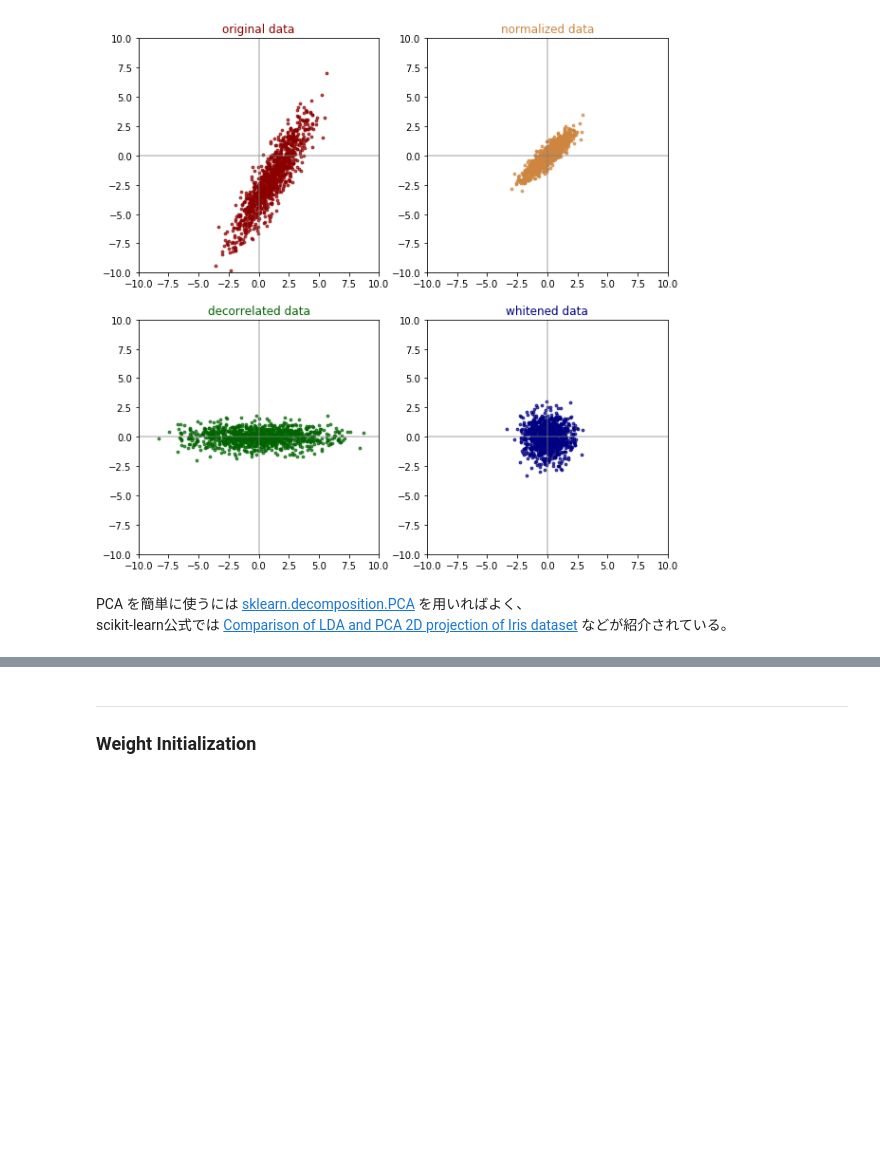
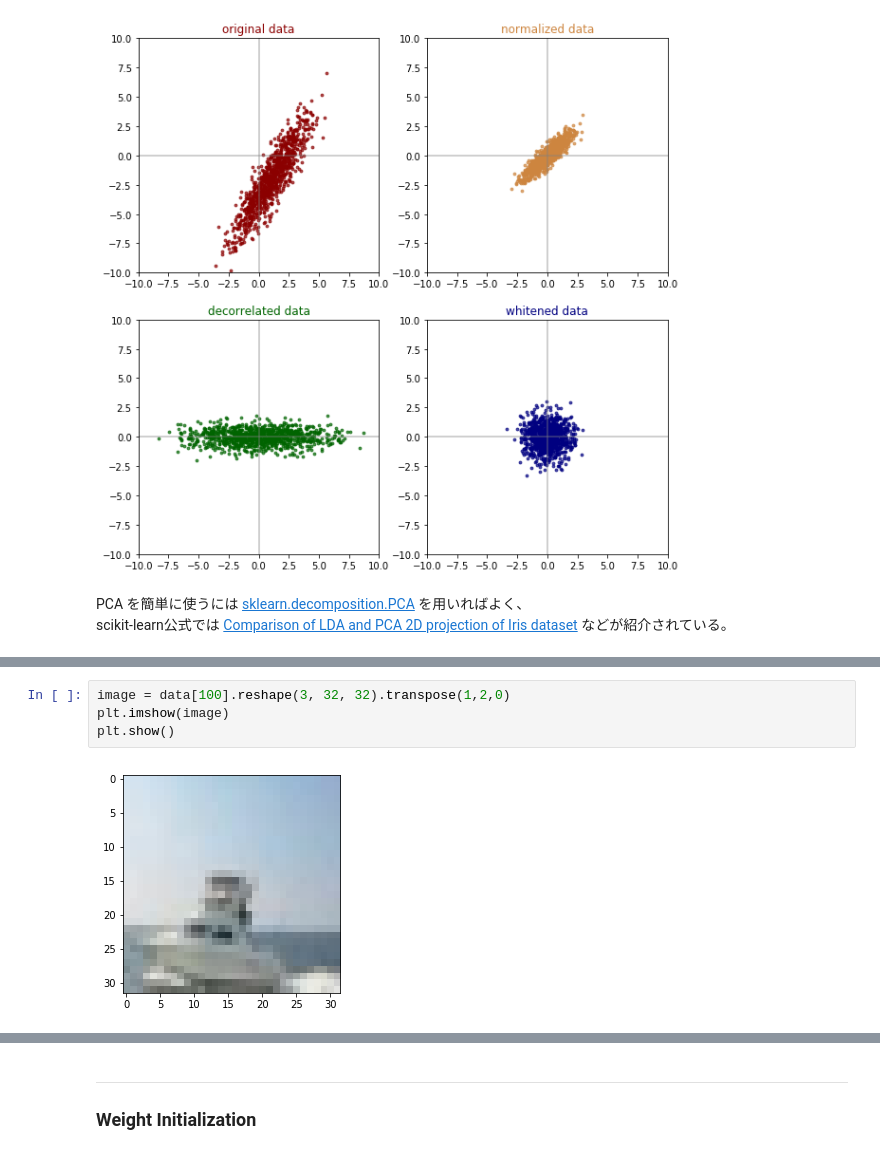
Before and after one commit to YouheiKomakine/pytorch-code-examples, a Jupyter notebook: Syoukai_DeepLearning_4.ipynb, the cells around one changed output, grey strips where cells are left out. Drawn from its saved outputs; the diff is of its cells as text; blank space fills up the shorter version.

```diff
--- a/Syoukai_DeepLearning_4.ipynb
+++ b/Syoukai_DeepLearning_4.ipynb
@@ -492,0 +659,6 @@ scikit-learn公式では [Comparison of LDA and PCA 2D projection of Iris datase
+# %%
+image = data[100].reshape(3, 32, 32).transpose(1,2,0)
+plt.imshow(image)
+plt.show()
+# %% [output]
+[figure, added]
```
Also changed, not shown: parts of 8 cells of this notebook.
